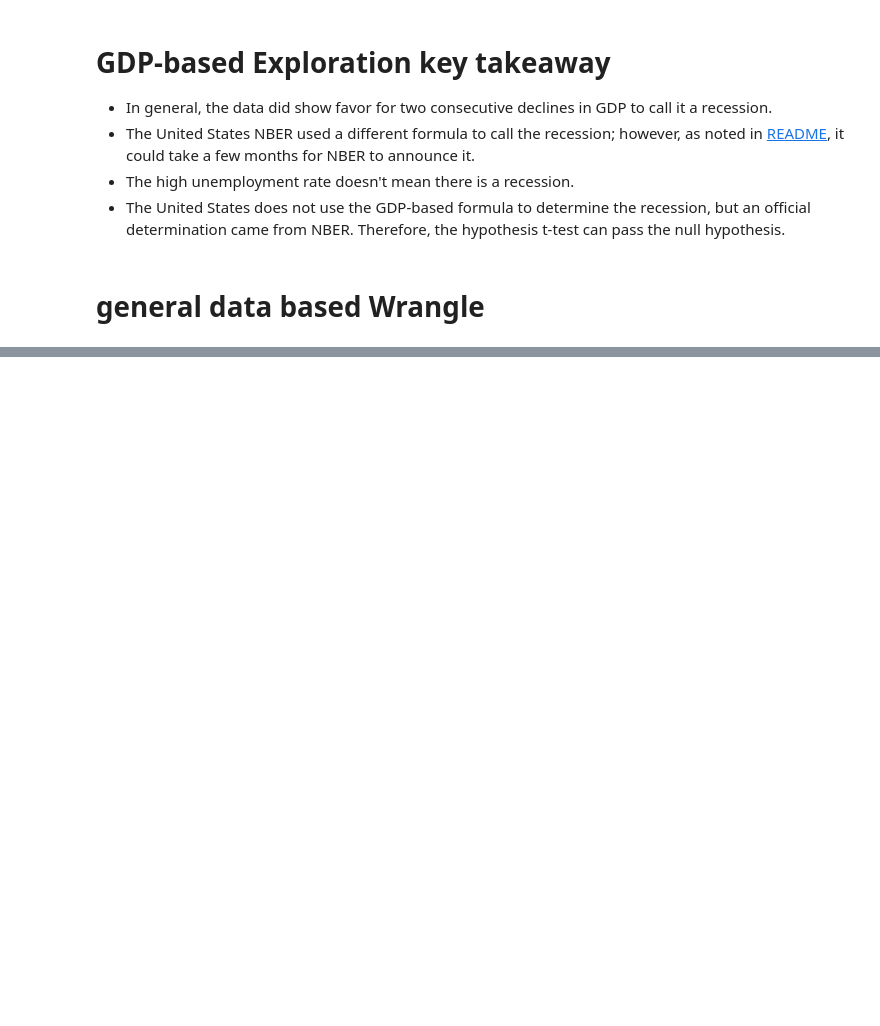
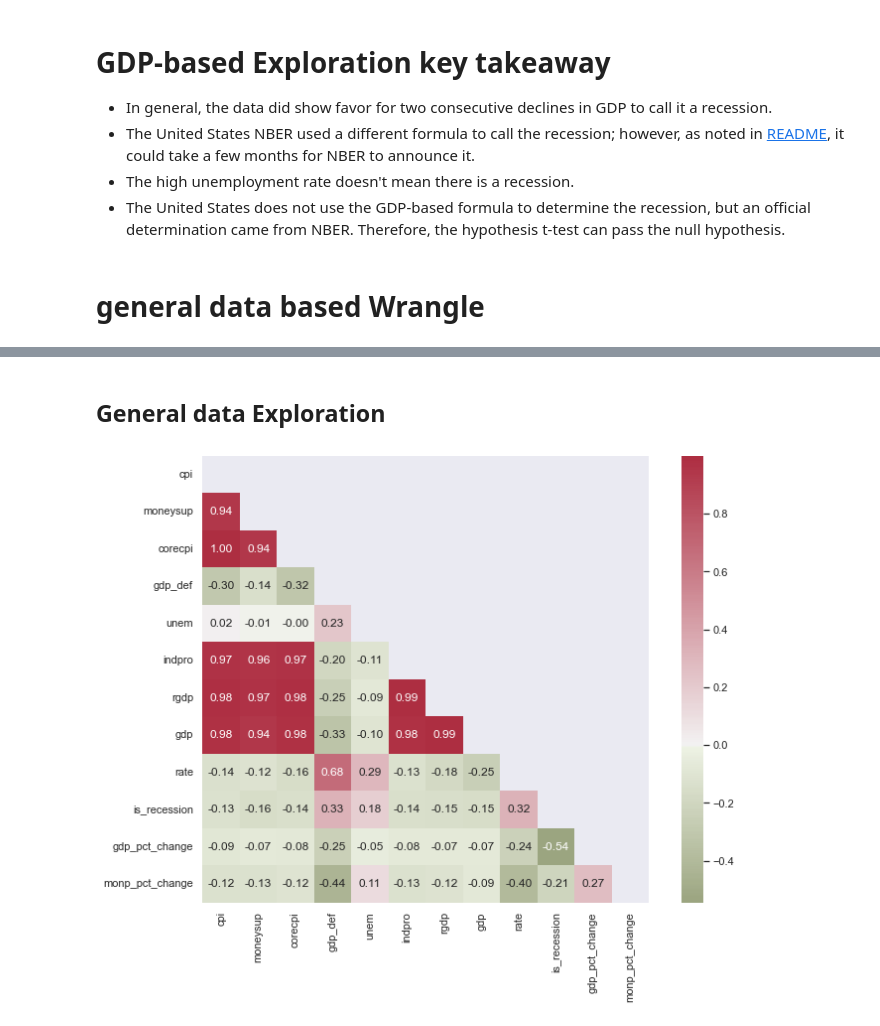
Before and after one commit to QinzhiChen/recession_prediction, a Jupyter notebook: final notebook.ipynb, the cells around one changed output, grey strips where cells are left out. Drawn from its saved outputs; the diff is of its cells as text; code cells hidden in the pictures; blank space fills up the shorter version.

```diff
--- a/final notebook.ipynb
+++ b/final notebook.ipynb
@@ -137,0 +178,3 @@ gen_based
+# %%
+# split the data
+gen_train,gen_validate,gen_test,gen_train_val=wrangle.split_gen_based(gen_based)
@@ -137,0 +195,12 @@ gen_based
+# %% [markdown]
+## General data Exploration
+# %%
+# check correlation
+mask = np.triu(np.ones_like(gen_train_val.corr(), dtype=bool))
+cmap = sns.diverging_palette(100, 7, s=75, l=40,
+                            n=5, center="light", as_cmap=True)
+sns.heatmap(data=gen_train_val.corr(),mask=mask, center=0, annot=True,
+            fmt='.2f', square=True, cmap=cmap)
+plt.show()
+# %% [output]
+[figure, added]
```
Also changed, not shown: parts of 65 cells of this notebook, 8 other files.
